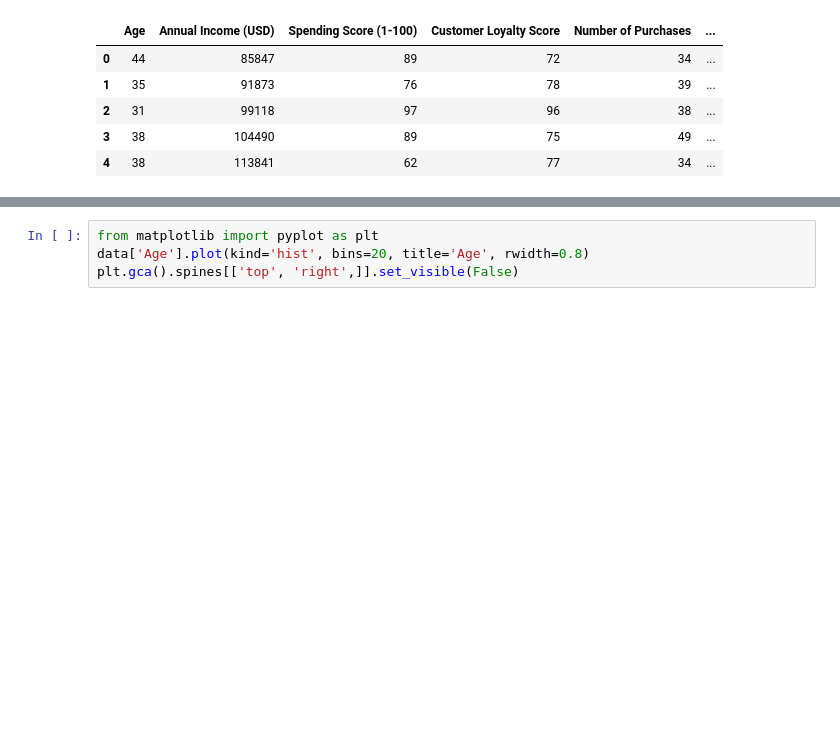
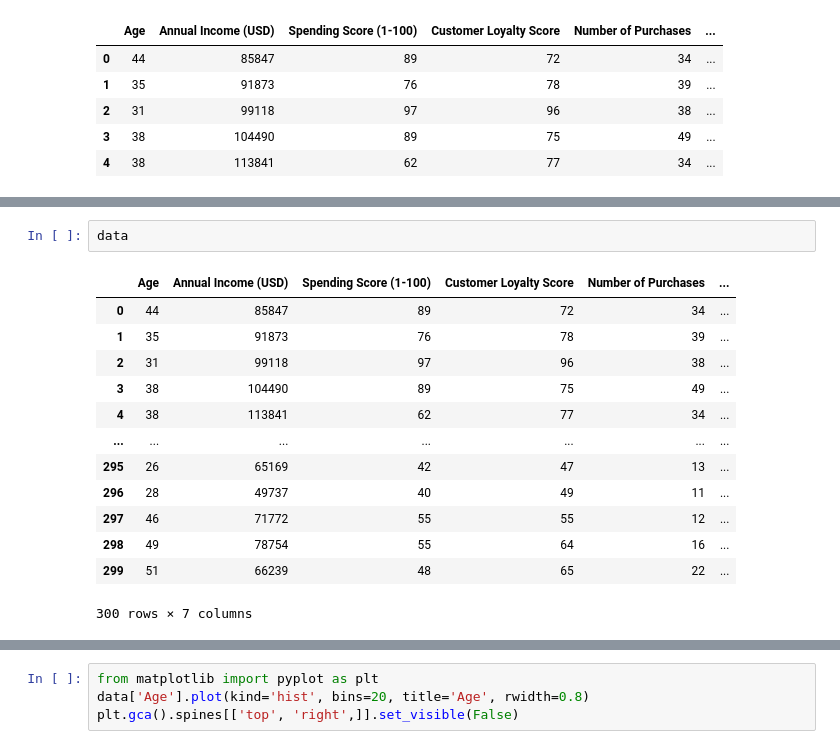
Before and after one commit to Julss1195/Julss1195, a Jupyter notebook: Customer_Clustering_and_Segmentation.ipynb, the cells around one changed output, grey strips where cells are left out. Saved outputs shown, nothing was run; the diff lists cells and outputs as text; blank space fills up the shorter version.

```diff
--- a/Customer_Clustering_and_Segmentation.ipynb
+++ b/Customer_Clustering_and_Segmentation.ipynb
@@ -34,0 +35,16 @@ data.head()
+# %%
+data
+# %% [output]
+|  | Age | Annual Income (USD) | Spending Score (1-100) | Customer Loyalty Score | Number of Purchases | ... |
+| 0 | 44 | 85847 | 89 | 72 | 34 | ... |
+| 1 | 35 | 91873 | 76 | 78 | 39 | ... |
+| 2 | 31 | 99118 | 97 | 96 | 38 | ... |
+| 3 | 38 | 104490 | 89 | 75 | 49 | ... |
+| 4 | 38 | 113841 | 62 | 77 | 34 | ... |
+| ... | ... | ... | ... | ... | ... | ... |
+| 295 | 26 | 65169 | 42 | 47 | 13 | ... |
+| 296 | 28 | 49737 | 40 | 49 | 11 | ... |
+| 297 | 46 | 71772 | 55 | 55 | 12 | ... |
+| 298 | 49 | 78754 | 55 | 64 | 16 | ... |
+| 299 | 51 | 66239 | 48 | 65 | 22 | ... |
+300 rows × 7 columns
```
Also changed, not shown: parts of 8 cells of this notebook.
